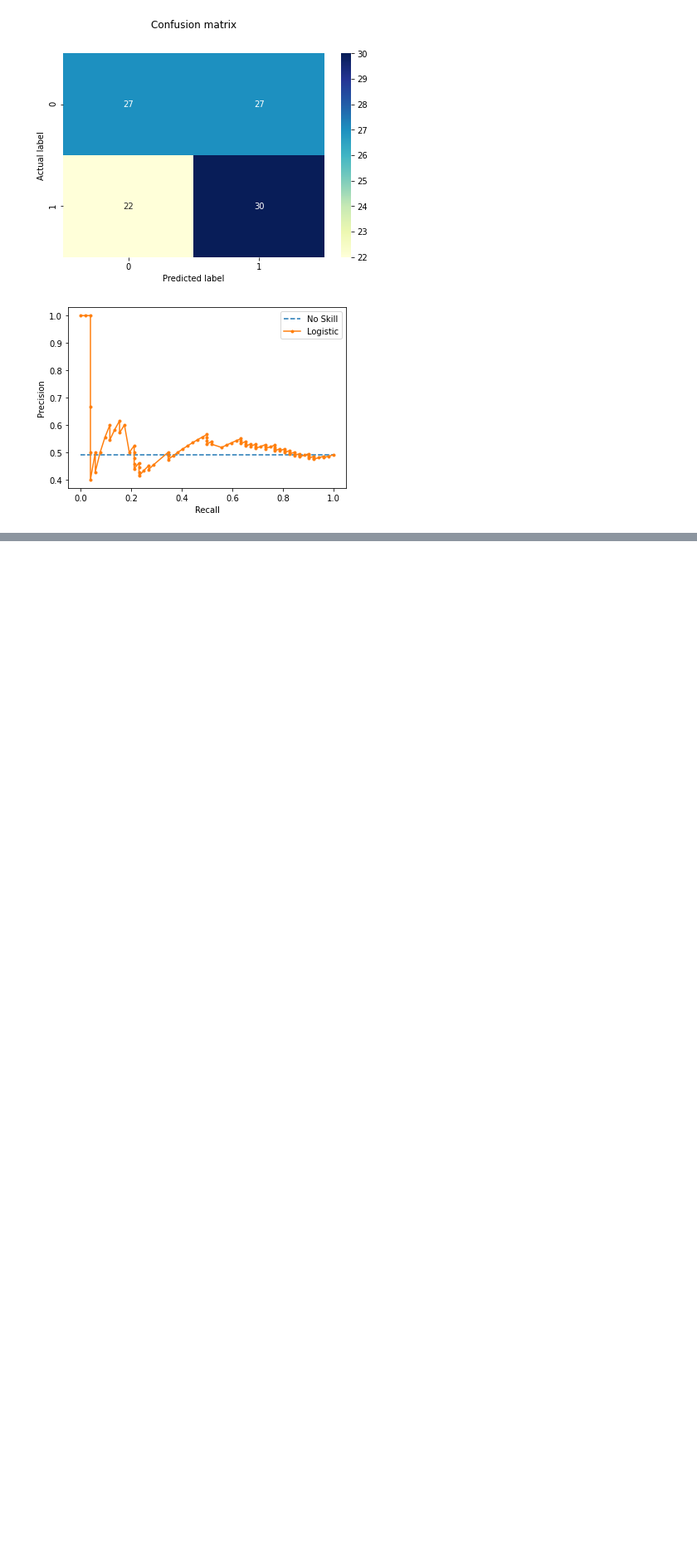
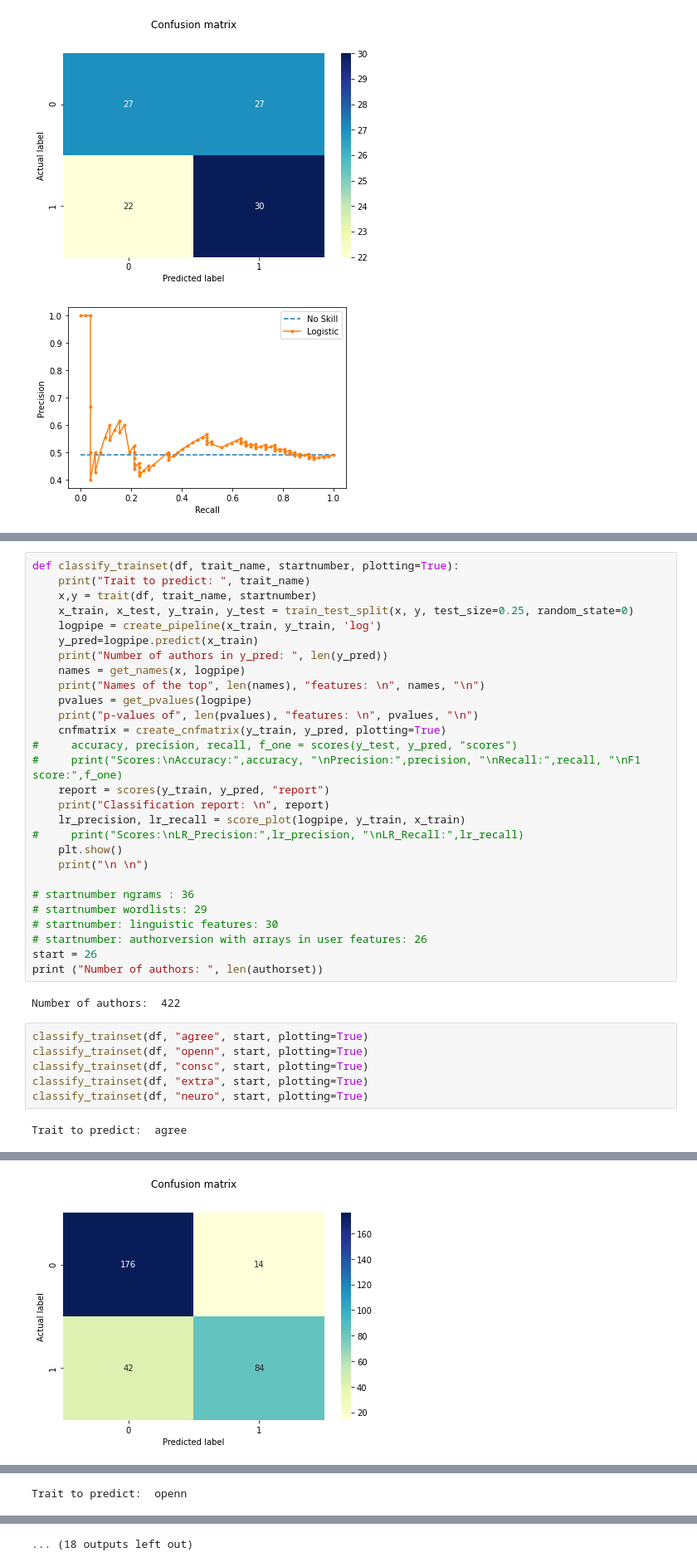
Before and after one commit to sophiasylvester/Big5-NLP, a Jupyter notebook: classifier.ipynb, the cells around one changed output, grey strips where cells are left out. Shown at 83% size. Saved outputs shown, nothing was run; the diff lists cells and outputs as text; blank space fills up the shorter version.

Commit message:
add results of the train set

```diff
--- a/classifier.ipynb
+++ b/classifier.ipynb
@@ -465,0 +468,38 @@ F1 score: 0.5504587155963302
+# %%
+def classify_trainset(df, trait_name, startnumber, plotting=True):
+    print("Trait to predict: ", trait_name)
+    x,y = trait(df, trait_name, startnumber)
+    x_train, x_test, y_train, y_test = train_test_split(x, y, test_size=0.25, random_state=0)
+    logpipe = create_pipeline(x_train, y_train, 'log')
+    y_pred=logpipe.predict(x_train)
+    print("Number of authors in y_pred: ", len(y_pred))
+    names = get_names(x, logpipe)
+    print("Names of the top", len(names), "features: \n", names, "\n")
+    pvalues = get_pvalues(logpipe)
+    print("p-values of", len(pvalues), "features: \n", pvalues, "\n")
+    cnfmatrix = create_cnfmatrix(y_train, y_pred, plotting=True)
+#     accuracy, precision, recall, f_one = scores(y_test, y_pred, "scores")
+#     print("Scores:\nAccuracy:",accuracy, "\nPrecision:",precision, "\nRecall:",recall, "\nF1 score:",f_one)
+    report = scores(y_train, y_pred, "report")
+    print("Classification report: \n", report)
+    lr_precision, lr_recall = score_plot(logpipe, y_train, x_train)
+#     print("Scores:\nLR_Precision:",lr_precision, "\nLR_Recall:",lr_recall)
+    plt.show()
+    print("\n \n")
+
+# startnumber ngrams : 36
+# startnumber wordlists: 29
+# startnumber: linguistic features: 30
+# startnumber: authorversion with arrays in user features: 26
+start = 26
+print ("Number of authors: ", len(authorset))
+# %% [output]
+Number of authors:  422
+# %%
+classify_trainset(df, "agree", start, plotting=True)
+classify_trainset(df, "openn", start, plotting=True)
+classify_trainset(df, "consc", start, plotting=True)
+classify_trainset(df, "extra", start, plotting=True)
+classify_trainset(df, "neuro", start, plotting=True)
+# %% [output]
+Trait to predict:  agree
@@ -465,0 +538 @@ F1 score: 0.5504587155963302
+[figure, added]
@@ -465,0 +540 @@ F1 score: 0.5504587155963302
+Trait to predict:  openn
@@ -465,0 +574 @@ F1 score: 0.5504587155963302
+... (18 outputs left out)
```
Also changed, not shown: parts of 2 cells of this notebook.
